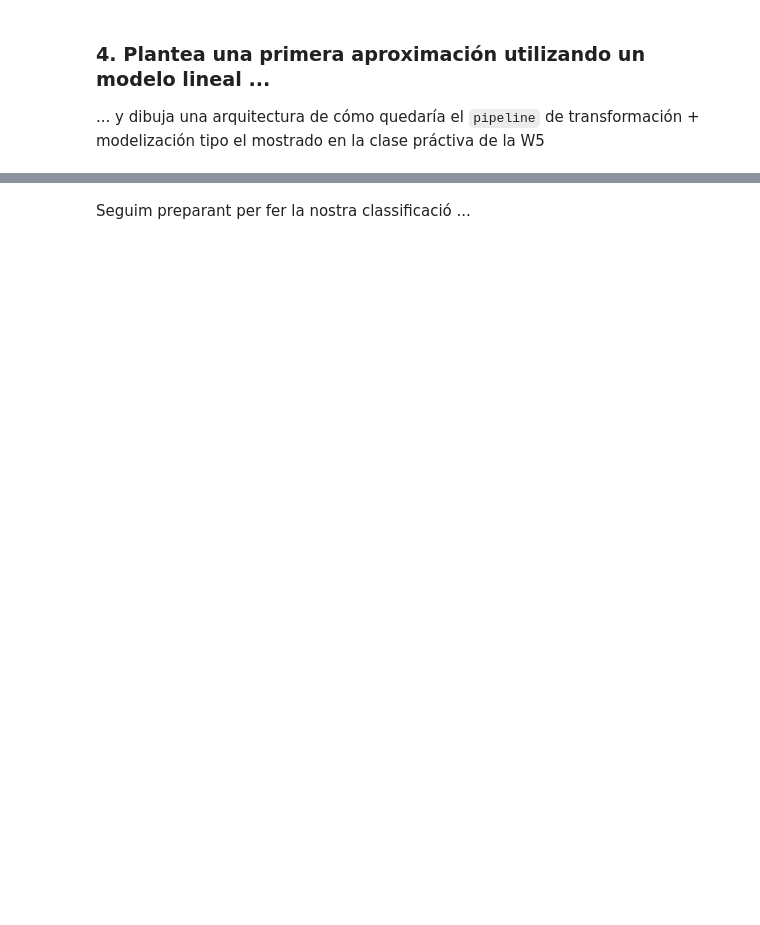
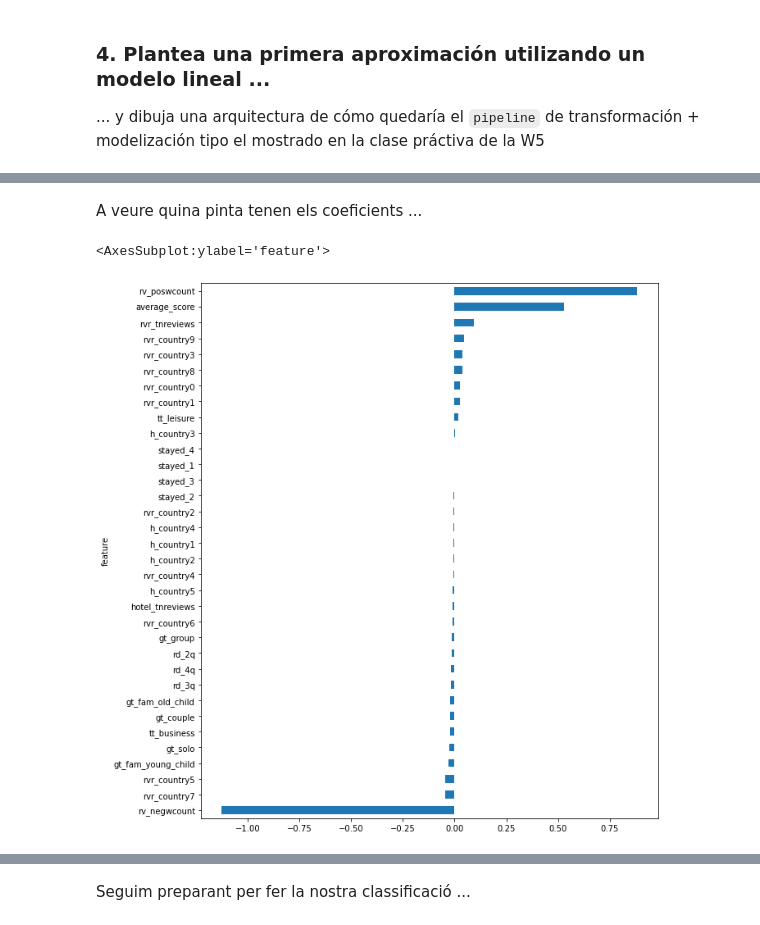
Before and after one commit to llublad/MUSI-AA, a Jupyter notebook: musi-aa-modulo1/W6/practica/20_hr_analysis.ipynb, the cells around one changed output, grey strips where cells are left out. Drawn from its saved outputs; the diff is of its cells as text; code cells hidden in the pictures; blank space fills up the shorter version.

```diff
--- a/musi-aa-modulo1/W6/practica/20_hr_analysis.ipynb
+++ b/musi-aa-modulo1/W6/practica/20_hr_analysis.ipynb
@@ -998,3 +999,12 @@ Name: y, Length: 78168, dtype: float64
 # %% [markdown]
 ### 4. Plantea una primera aproximación utilizando un modelo lineal ...
 ... y dibuja una arquitectura de cómo quedaría el `pipeline` de transformación + modelización tipo el mostrado en la clase práctiva de la W5
+# %%
+# Consideram aquestes columnes
+
+cols = out_cols.copy() # totes
+
+cols.remove(hotel_id) # excepte l'identificador (un hash) de l'establiment
+cols.remove(target_col) # la variable a predir
+
+print(cols)
@@ -1001,7 +1013,7 @@ Name: y, Length: 78168, dtype: float64
 # %%
-from sklearn.ensemble import RandomForestRegressor
+from sklearn.linear_model import LinearRegression
 
-reg_model = RandomForestRegressor(n_estimators = 10, random_state = 42)
+linreg_model = LinearRegression()
 
-reg_model.fit(X_train_trans, y_train_trans)
+linreg_model.fit(X_train_trans[cols], y_train_trans)
 # %% [output]
@@ -1009 +1100,16 @@ RandomForestRegressor(n_estimators=10, random_state=42)
+# %% [markdown]
+A veure quina pinta tenen els coeficients ...
+# %%
+importances = linreg_model.coef_
+
+feat_importance = pd.DataFrame(
+    {'feature': cols,
+     'importance': importances}).set_index('feature')
+# %%
+feat_importance['importance']\
+    .sort_values()\
+    .plot(kind='barh', figsize = (10, 12))
+# %% [output]
+<AxesSubplot:ylabel='feature'>
+[figure, added]
 # %%
```
Also changed, not shown: parts of 35 cells of this notebook, 4 other files.
